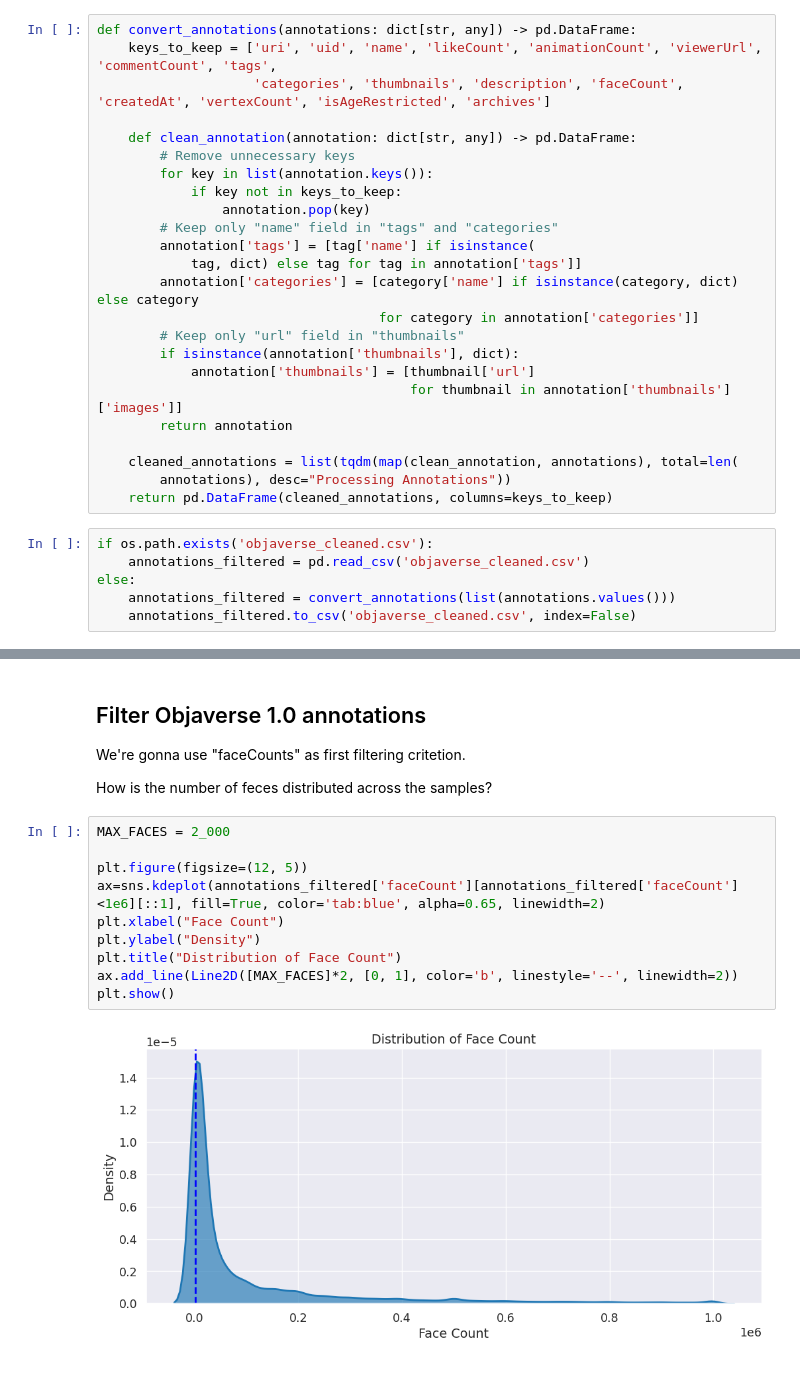
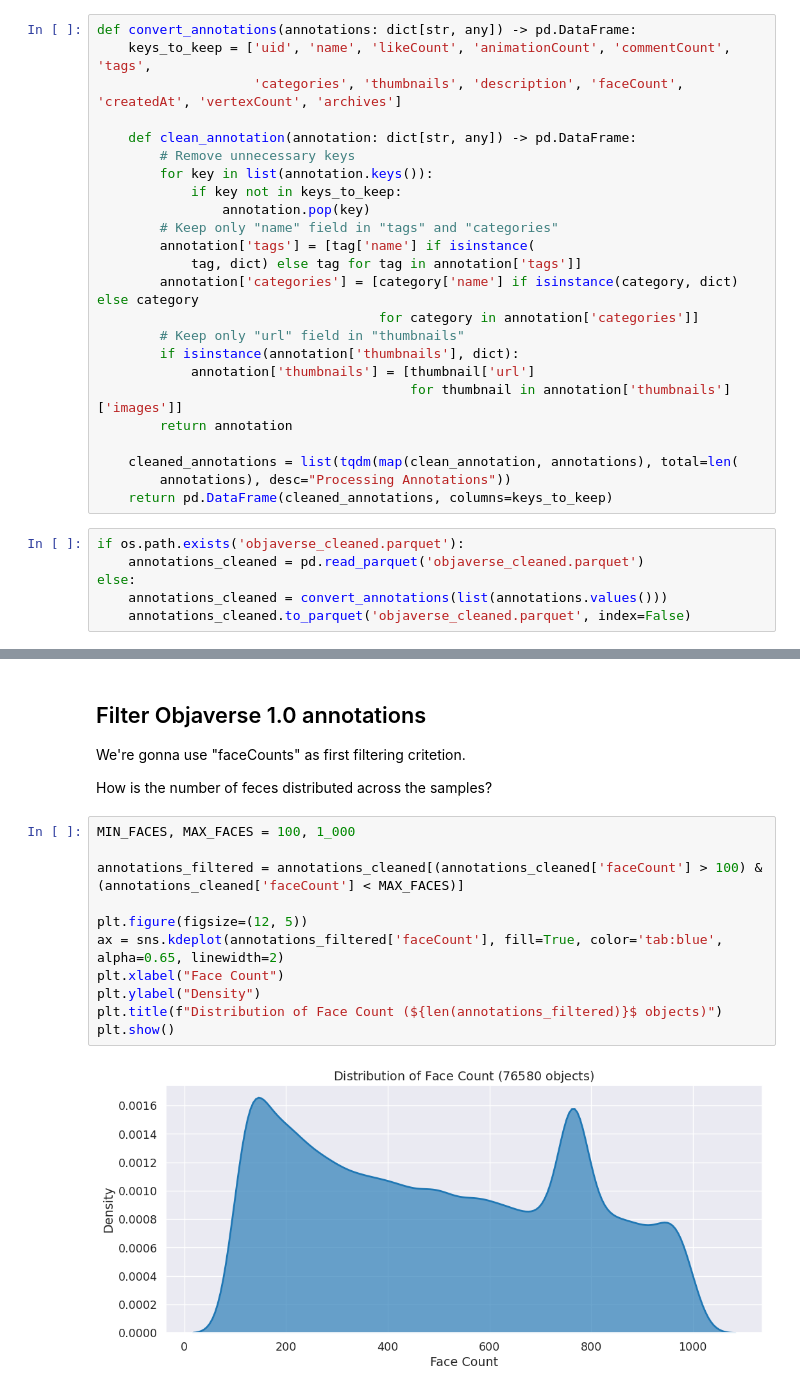
Before and after one commit to MrPio/Texture-Anything, a Jupyter notebook: 1-Filter_Annotations.ipynb, the cells around one changed output, grey strips where cells are left out. Drawn from its saved outputs; the diff is of its cells as text.

Commit message:
Add Face count filtering

```diff
--- a/1-Filter_Annotations.ipynb
+++ b/1-Filter_Annotations.ipynb
@@ -45,8 +45,8 @@ annotations = (objaverse.load_annotations()
                else pickle.load(open('objaverse 1.0.pkl', 'rb')))
 # %%
 def convert_annotations(annotations: dict[str, any]) -> pd.DataFrame:
-    keys_to_keep = ['uri', 'uid', 'name', 'likeCount', 'animationCount', 'viewerUrl', 'commentCount', 'tags',
-                    'categories', 'thumbnails', 'description', 'faceCount', 'createdAt', 'vertexCount', 'isAgeRestricted', 'archives']
+    keys_to_keep = ['uid', 'name', 'likeCount', 'animationCount', 'commentCount', 'tags',
+                    'categories', 'thumbnails', 'description', 'faceCount', 'createdAt', 'vertexCount', 'archives']
 
     def clean_annotation(annotation: dict[str, any]) -> pd.DataFrame:
         # Remove unnecessary keys
@@ -68,11 +68,11 @@ def convert_annotations(annotations: dict[str, any]) -> pd.DataFrame:
         annotations), desc="Processing Annotations"))
     return pd.DataFrame(cleaned_annotations, columns=keys_to_keep)
 # %%
-if os.path.exists('objaverse_cleaned.csv'):
-    annotations_filtered = pd.read_csv('objaverse_cleaned.csv')
+if os.path.exists('objaverse_cleaned.parquet'):
+    annotations_cleaned = pd.read_parquet('objaverse_cleaned.parquet')
 else:
-    annotations_filtered = convert_annotations(list(annotations.values()))
-    annotations_filtered.to_csv('objaverse_cleaned.csv', index=False)
+    annotations_cleaned = convert_annotations(list(annotations.values()))
+    annotations_cleaned.to_parquet('objaverse_cleaned.parquet', index=False)
 # %% [markdown]
 The cleaned annotation dataset has the following columns:
 | Column           | Note                                                                 |
@@ -98,14 +97,15 @@ We're gonna use "faceCounts" as first filtering critetion.
 
 How is the number of feces distributed across the samples?
 # %%
-MAX_FACES = 2_000
+MIN_FACES, MAX_FACES = 100, 1_000
+
+annotations_filtered = annotations_cleaned[(annotations_cleaned['faceCount'] > 100) & (annotations_cleaned['faceCount'] < MAX_FACES)]
 
 plt.figure(figsize=(12, 5))
-ax=sns.kdeplot(annotations_filtered['faceCount'][annotations_filtered['faceCount']<1e6][::1], fill=True, color='tab:blue', alpha=0.65, linewidth=2)
+ax = sns.kdeplot(annotations_filtered['faceCount'], fill=True, color='tab:blue', alpha=0.65, linewidth=2)
 plt.xlabel("Face Count")
 plt.ylabel("Density")
-plt.title("Distribution of Face Count")
-ax.add_line(Line2D([MAX_FACES]*2, [0, 1], color='b', linestyle='--', linewidth=2))
+plt.title(f"Distribution of Face Count (${len(annotations_filtered)}$ objects)")
 plt.show()
 # %% [output]
-[figure, old version]
+[figure, new version]
```
Also changed, not shown: parts of 2 cells of this notebook, 1 other file.
